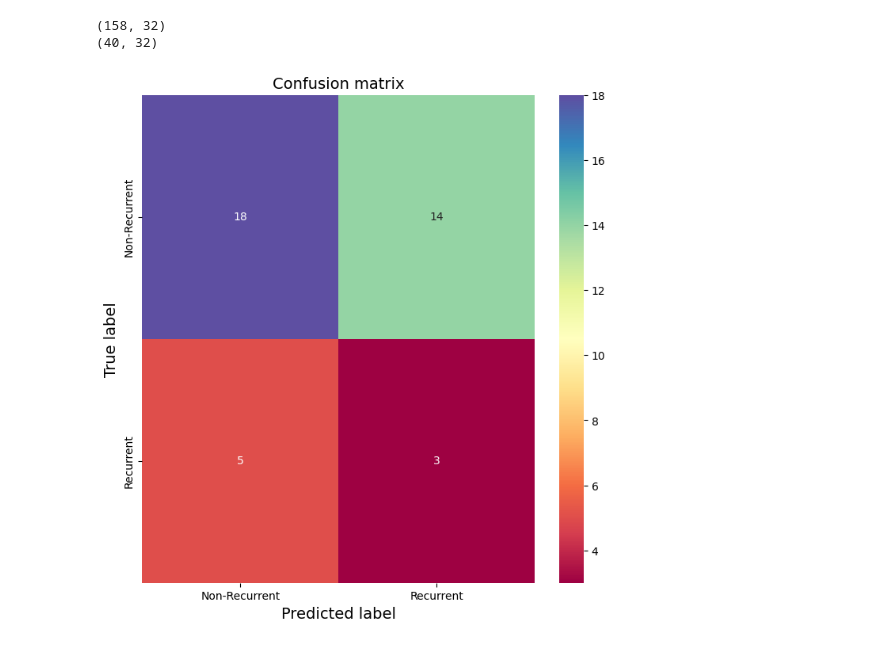
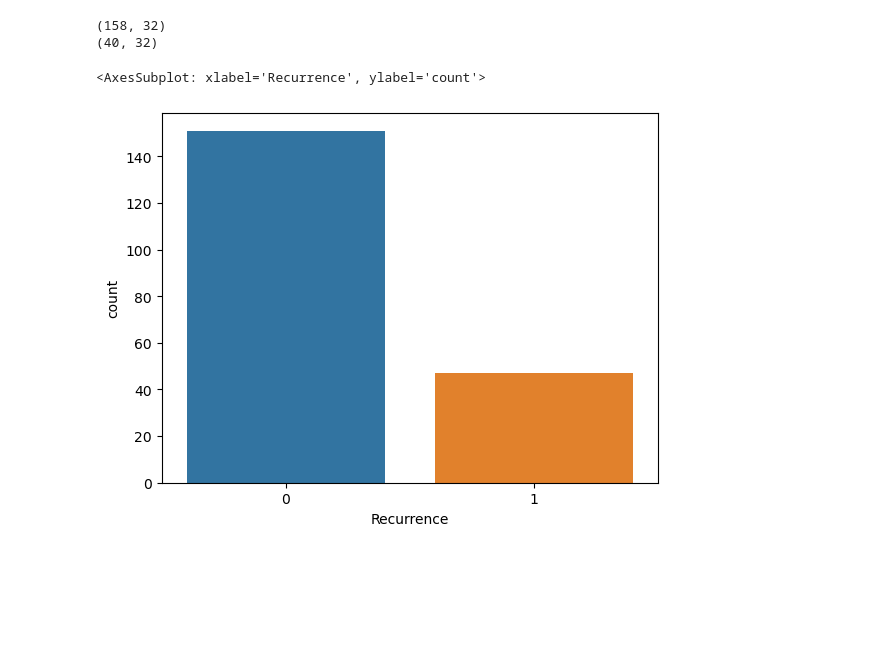
Before and after one commit to Raaaii/Breast_Cancer_ML-DL, a Jupyter notebook: LogRegClassifier/LRClassification.ipynb, the cells around one changed output. Drawn from its saved outputs; the diff is of its cells as text; code cells hidden in the pictures; blank space fills up the shorter version.

```diff
--- a/LogRegClassifier/LRClassification.ipynb
+++ b/LogRegClassifier/LRClassification.ipynb
@@ -116,4 +14,3 @@ plt.tight_layout()
 # %%
 #drop out id column
-df.drop(['id number'], axis=1, inplace=True)
-df.head()
+data.drop(['id number'], axis=1, inplace=True)
@@ -158,18 +40,6 @@ train_predictions = logmodel.predict(X_train)
-# %%
-#plot confusion matrix for test data
-
-from sklearn.metrics import confusion_matrix
-cm = confusion_matrix(y_test, test_predictions)
-plt.figure(figsize=(8, 8))
-sns.heatmap(cm, annot=True, fmt='d', cmap='Spectral')
-plt.title('Confusion matrix', fontsize=14)
-plt.ylabel('True label', fontsize=14)
-plt.xlabel('Predicted label', fontsize=14)
-#label tick marks
-tick_marks = np.arange(2) + 0.5
-plt.xticks(tick_marks, ['Non-Recurrent', 'Recurrent'])
-plt.yticks(tick_marks, ['Non-Recurrent', 'Recurrent'])
-
-plt.show()
-# %% [output]
-[figure, removed]
+# %%
+#save count plot of target variable before sampling
+sns.countplot(x='Recurrence', data=data)
+# %% [output]
+<AxesSubplot: xlabel='Recurrence', ylabel='count'>
+[figure, added]
```
Also changed, not shown: parts of 40 cells of this notebook, 4 other files.
